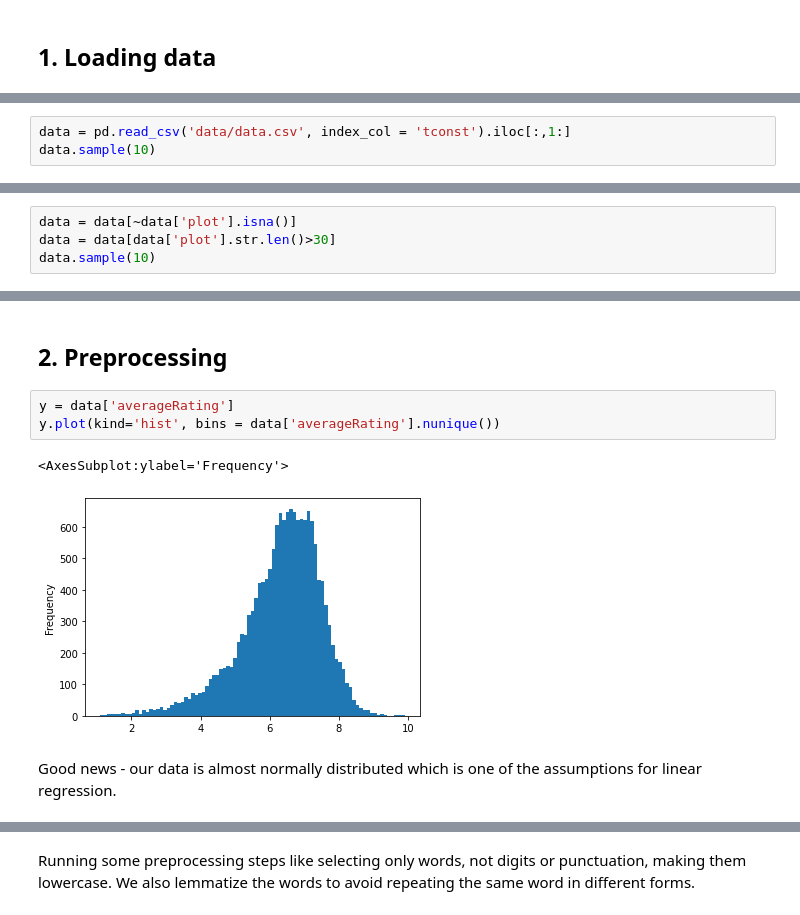
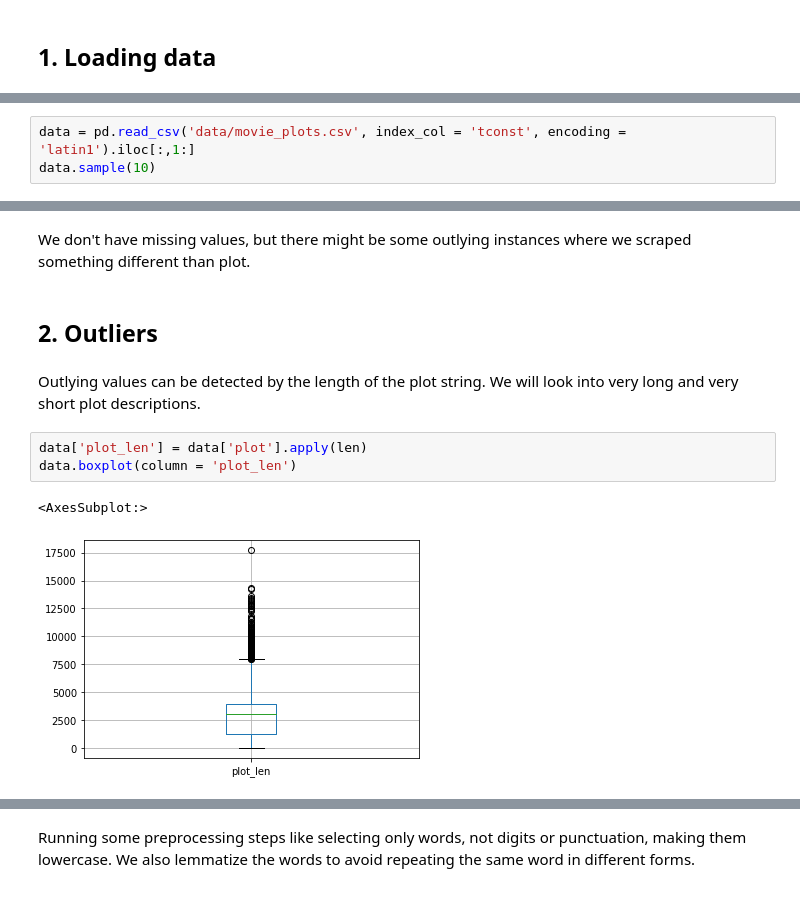
Before and after one commit to altynsai/movie_ratings, a Jupyter notebook: 1_data_preprocessing_and_eda.ipynb, the cells around one changed output, grey strips where cells are left out. Cells and saved outputs as stored; diff of their text form.

```diff
--- a/1_data_preprocessing_and_eda.ipynb
+++ b/1_data_preprocessing_and_eda.ipynb
@@ -30,4 +28,4 @@ Next step in our analysis is preprocessing data. Let's load scraped data from cs
 # %%
-data = pd.read_csv('data/data.csv', index_col = 'tconst').iloc[:,1:]
+data = pd.read_csv('data/movie_plots.csv', index_col = 'tconst', encoding = 'latin1').iloc[:,1:]
 data.sample(10)
 # %% [output]
@@ -48,4 +43,0 @@ First of all, we delete the rows where plot was not scraped or too little inform
-# %%
-data = data[~data['plot'].isna()]
-data = data[data['plot'].str.len()>30]
-data.sample(10)
@@ -71,10 +54,12 @@ Sadly, we didn't find plot description of half of the movies. We end up with hig
+# %% [markdown]
+We don't have missing values, but there might be some outlying instances where we scraped something different than plot.
 # %% [markdown]
-## 2. Preprocessing
+## 2. Outliers
-# %%
-y = data['averageRating']
-y.plot(kind='hist', bins = data['averageRating'].nunique())
-# %% [output]
-<AxesSubplot:ylabel='Frequency'>
-[figure, removed]
-# %% [markdown]
-Good news - our data is almost normally distributed which is one of the assumptions for linear regression.
+# %% [markdown]
+Outlying values can be detected by the length of the plot string. We will look into very long and very short plot descriptions.
+# %%
+data['plot_len'] = data['plot'].apply(len)
+data.boxplot(column = 'plot_len')
+# %% [output]
+<AxesSubplot:>
+[figure, added]
```
Also changed, not shown: parts of 39 cells of this notebook.
